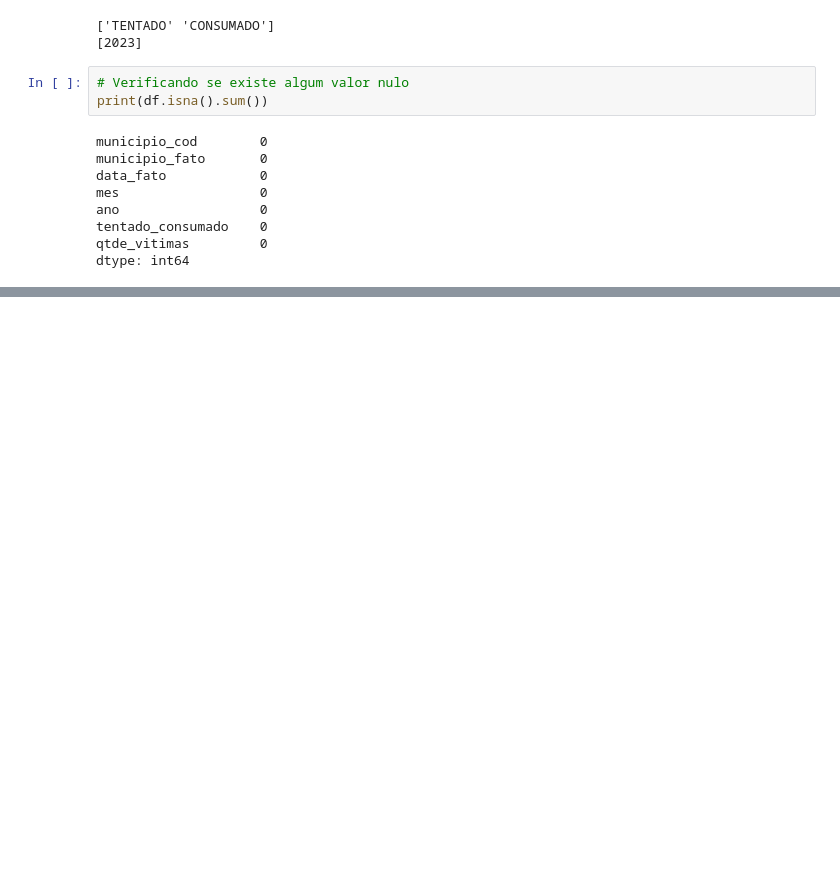
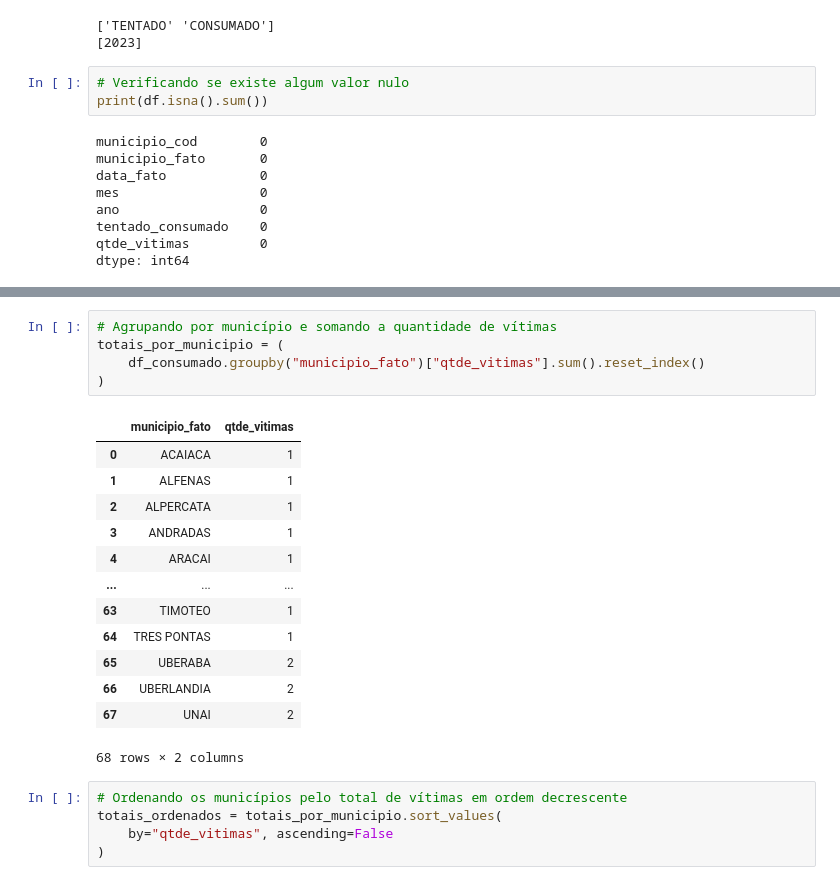
Before and after one commit to aline-hoffmann/scholarship-compass, a Jupyter notebook: Sprint_4/Desafio/etapa2.ipynb, the cells around one changed output, grey strips where cells are left out. Drawn from its saved outputs; the diff is of its cells as text; blank space fills up the shorter version.

```diff
--- a/Sprint_4/Desafio/etapa2.ipynb
+++ b/Sprint_4/Desafio/etapa2.ipynb
@@ -73,0 +225,24 @@ dtype: int64
+# %%
+# Agrupando por município e somando a quantidade de vítimas
+totais_por_municipio = (
+    df_consumado.groupby("municipio_fato")["qtde_vitimas"].sum().reset_index()
+)
+# %% [output]
+|  | municipio_fato | qtde_vitimas |
+| 0 | ACAIACA | 1 |
+| 1 | ALFENAS | 1 |
+| 2 | ALPERCATA | 1 |
+| 3 | ANDRADAS | 1 |
+| 4 | ARACAI | 1 |
+| ... | ... | ... |
+| 63 | TIMOTEO | 1 |
+| 64 | TRES PONTAS | 1 |
+| 65 | UBERABA | 2 |
+| 66 | UBERLANDIA | 2 |
+| 67 | UNAI | 2 |
+68 rows × 2 columns
+# %%
+# Ordenando os municípios pelo total de vítimas em ordem decrescente
+totais_ordenados = totais_por_municipio.sort_values(
+    by="qtde_vitimas", ascending=False
+)
```
Also changed, not shown: parts of 17 cells of this notebook, 8 other files.
